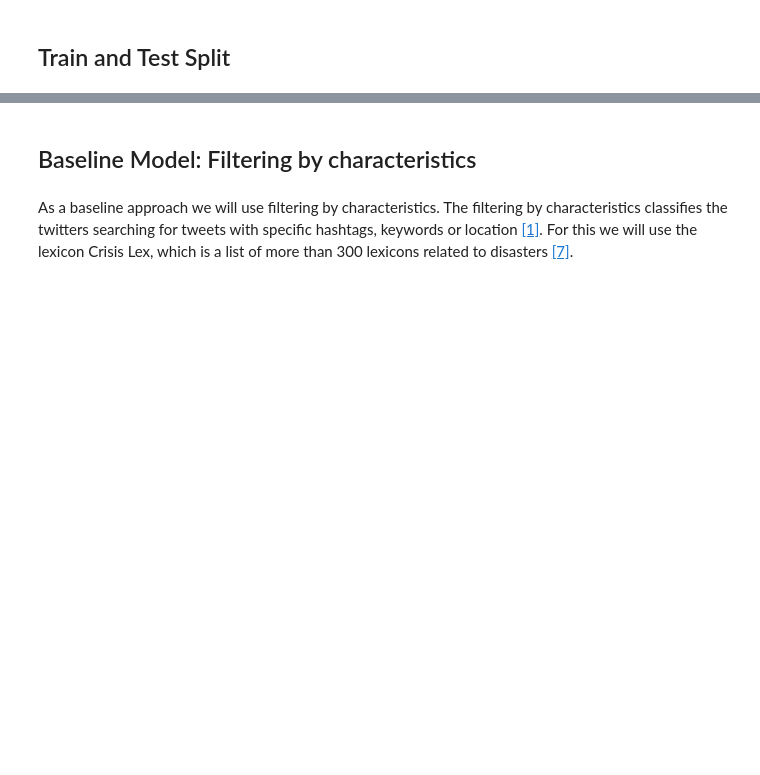
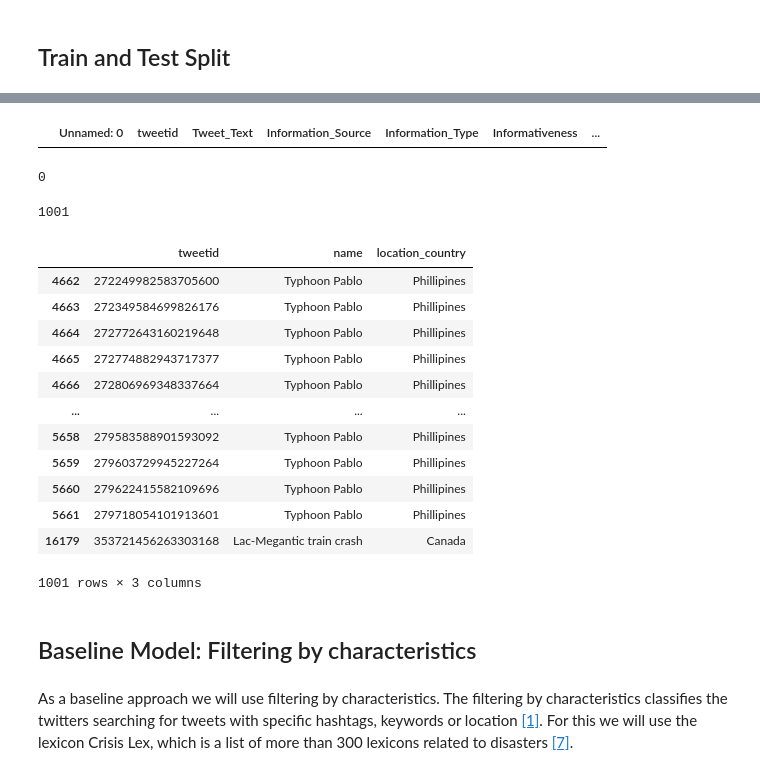
Before and after one commit to karengarm/NLP_Disaster_Tweets_Classification, a Jupyter notebook: Automatic detection of crisis-related messages - NLP.ipynb, the cells around one changed output, grey strips where cells are left out. Drawn from its saved outputs; the diff is of its cells as text; code cells hidden in the pictures; blank space fills up the shorter version.

```diff
--- a/Automatic detection of crisis-related messages - NLP.ipynb
+++ b/Automatic detection of crisis-related messages - NLP.ipynb
@@ -345,3 +383,38 @@ df_train = df_total[~df_total['name'].isin(crisis_for_test)]
+# %%
+tmp = pd.read_csv('processed_v2.csv', lineterminator='\n')
+tmp = tmp.rename(columns={'Tweet ID': 'tweetid', 'Processed': 'tweettext_proc'})
+
+tmp[tmp['tweetid'] == 272249982583705600]
+# %% [output]
+|  | Unnamed: 0 | tweetid | Tweet_Text | Information_Source | Information_Type | Informativeness | ... |
+# %%
+df_test = pd.read_csv('test_data.csv', lineterminator='\n')
+#df_test = df_test.dropna(subset=['tweettext_proc'])
+df_train= pd.read_csv('train_data.csv', lineterminator='\n')
+# %%
+df_test['tweettext_proc'].isnull().sum()
+# %% [output]
+0
+# %%
+df_train['tweettext_proc'].isnull().sum()
+# %% [output]
+1001
+# %%
+df_train[df_train['tweettext_proc'].isnull() == True][['tweetid','name', 'location_country']]
+# %% [output]
+|  | tweetid | name | location_country |
+| 4662 | 272249982583705600 | Typhoon Pablo | Phillipines |
+| 4663 | 272349584699826176 | Typhoon Pablo | Phillipines |
+| 4664 | 272772643160219648 | Typhoon Pablo | Phillipines |
+| 4665 | 272774882943717377 | Typhoon Pablo | Phillipines |
+| 4666 | 272806969348337664 | Typhoon Pablo | Phillipines |
+| ... | ... | ... | ... |
+| 5658 | 279583588901593092 | Typhoon Pablo | Phillipines |
+| 5659 | 279603729945227264 | Typhoon Pablo | Phillipines |
+| 5660 | 279622415582109696 | Typhoon Pablo | Phillipines |
+| 5661 | 279718054101913601 | Typhoon Pablo | Phillipines |
+| 16179 | 353721456263303168 | Lac-Megantic train crash | Canada |
+1001 rows × 3 columns
 # %% [markdown]
 ## Baseline Model: Filtering by characteristics
 # %% [markdown]
```
Also changed, not shown: parts of 24 cells of this notebook.
